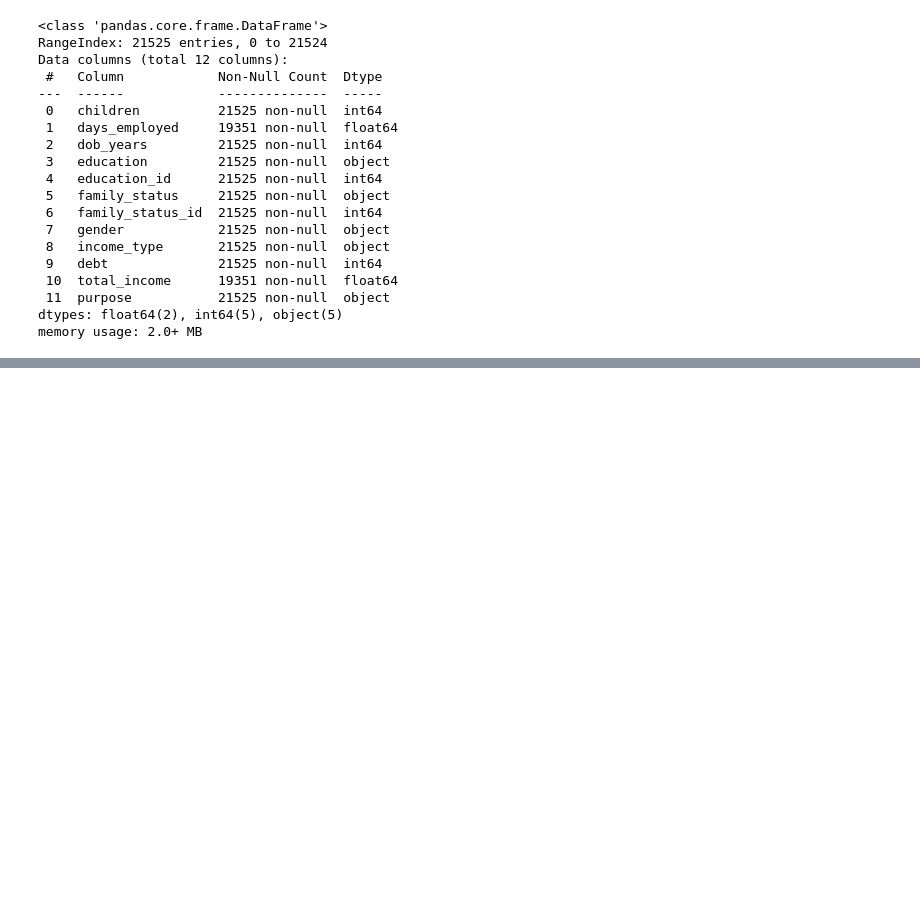
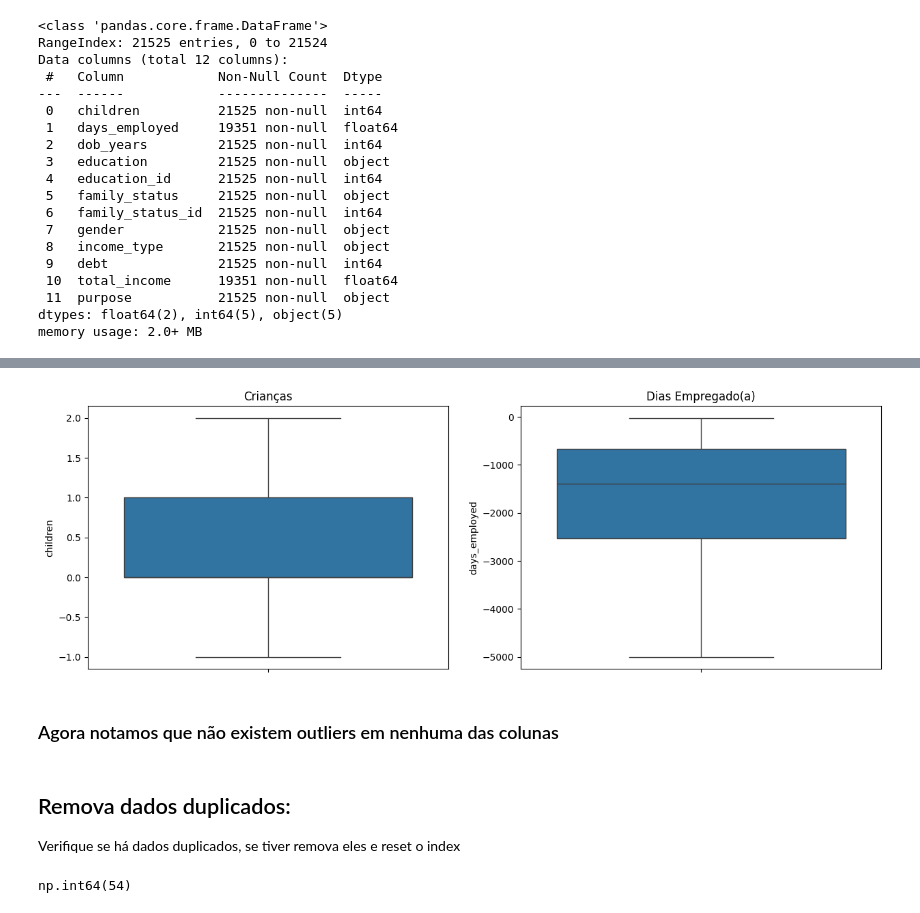
Before and after one commit to srtjazz/gc-python-2024, a Jupyter notebook: aula_11/exercicio_23_mini_boss/exercicio_23_mini_boss.ipynb, the cells around one changed output, grey strips where cells are left out. Cells and saved outputs as stored; diff of their text form; code cells hidden in the pictures; blank space fills up the shorter version.

```diff
--- a/aula_11/exercicio_23_mini_boss/exercicio_23_mini_boss.ipynb
+++ b/aula_11/exercicio_23_mini_boss/exercicio_23_mini_boss.ipynb
@@ -94,0 +143,24 @@ credit_scoring_eng[(credit_scoring_eng['family_status_id'] == 0)]
+# %%
+df_without_outliers = credit_scoring_eng[(credit_scoring_eng['days_employed'] < 0) & (credit_scoring_eng['days_employed'] > -5000.000) & (credit_scoring_eng['children'] < 3)]
+# %%
+fig, axes = plt.subplots(1, 2, figsize = (15, 5))
+
+sns.boxplot(y=df_without_outliers['children'], ax=axes[0])
+axes[0].set_title('Crianças')
+
+sns.boxplot(y=df_without_outliers['days_employed'], ax=axes[1])
+axes[1].set_title('Dias Empregado(a)')
+
+plt.show()
+# %% [output]
+[figure, added]
+# %% [markdown]
+### Agora notamos que não existem outliers em nenhuma das colunas
+# %% [markdown]
+## Remova dados duplicados:
+Verifique se há dados duplicados, se tiver remova eles e reset o
+index
+# %%
+credit_scoring_eng.duplicated().sum()
+# %% [output]
+np.int64(54)
```
Also changed, not shown: parts of 17 cells of this notebook.
